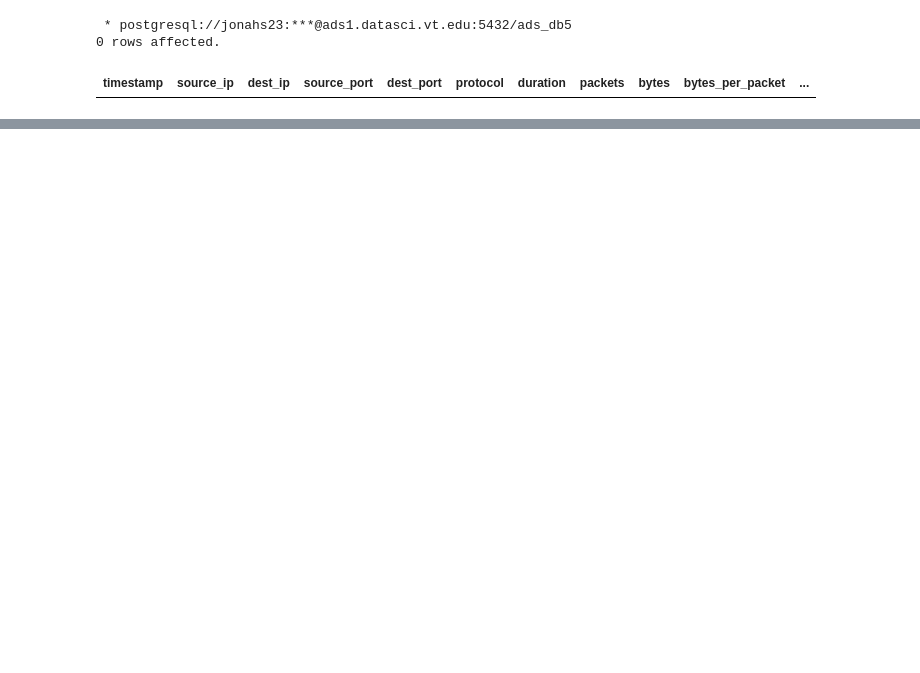
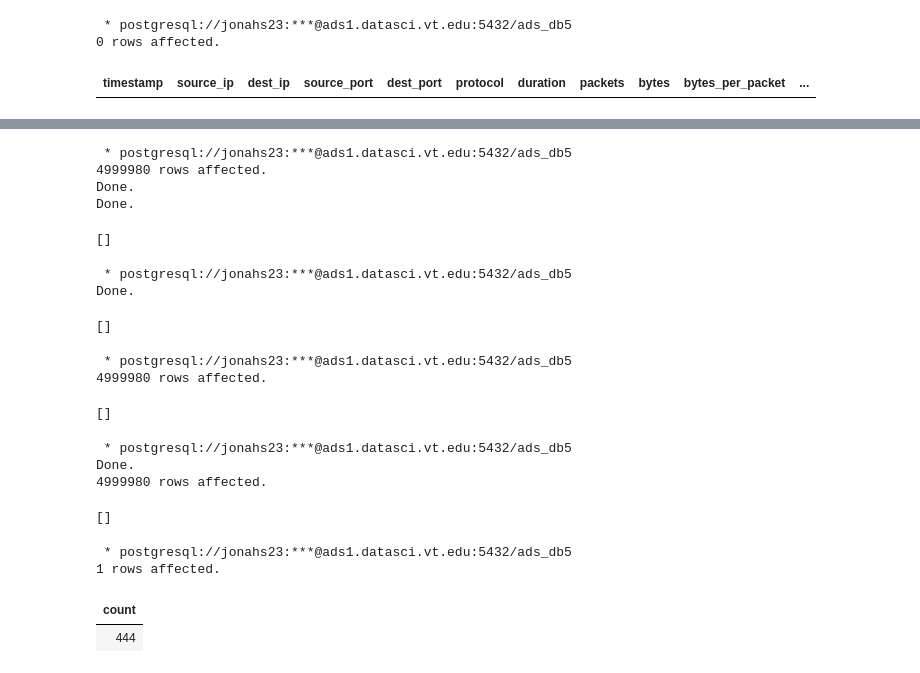
Before and after one commit to Jonah-Schep5/networkInstrusion, a Jupyter notebook: data_preparation.ipynb, the cells around one changed output, grey strips where cells are left out. Saved outputs shown, nothing was run; the diff lists cells and outputs as text; code cells hidden in the pictures; blank space fills up the shorter version.

```diff
--- a/data_preparation.ipynb
+++ b/data_preparation.ipynb
@@ -417,0 +441,70 @@ WHERE  scaled_bytes_per_packet IS NULL
+# %%
+%%sql
+-- Create new table with features
+CREATE TABLE network_traffic_history_itd_new AS
+SELECT *,
+    PERCENT_RANK() OVER (ORDER BY bytes) * 100 AS bytes_percentile,
+    PERCENT_RANK() OVER (ORDER BY duration) * 100 AS duration_percentile,
+    PERCENT_RANK() OVER (ORDER BY packets) * 100 AS packets_percentile,
+    PERCENT_RANK() OVER (ORDER BY bytes_per_packet) * 100 AS bpp_percentile,
+    CASE WHEN PERCENT_RANK() OVER (ORDER BY bytes) * 100 > 95
+           OR PERCENT_RANK() OVER (ORDER BY bytes) * 100 < 5
+         THEN 1 ELSE 0 END AS is_extreme_bytes,
+    CASE WHEN PERCENT_RANK() OVER (ORDER BY duration) * 100 > 95
+           OR PERCENT_RANK() OVER (ORDER BY duration) * 100 < 5
+         THEN 1 ELSE 0 END AS is_extreme_duration,
+    CASE WHEN PERCENT_RANK() OVER (ORDER BY packets) * 100 > 95
+           OR PERCENT_RANK() OVER (ORDER BY packets) * 100 < 5
+         THEN 1 ELSE 0 END AS is_extreme_packets
+FROM network_traffic_history_itd;
+
+-- Drop old table and rename
+DROP TABLE network_traffic_history_itd;
+ALTER TABLE network_traffic_history_itd_new RENAME TO network_traffic_history_itd;
+# %% [output]
+ * postgresql://jonahs23:***@ads1.datasci.vt.edu:5432/ads_db5
+4999980 rows affected.
+Done.
+Done.
+[]
+# %%
+%%sql
+drop table if exists {username}.network_traffic_history_apt;
+# %% [output]
+ * postgresql://jonahs23:***@ads1.datasci.vt.edu:5432/ads_db5
+Done.
+[]
+# %%
+%%sql
+-- table for APT
+create table {username}.network_traffic_history_apt as
+select *
+    FROM {username}.network_traffic_history_itd;
+# %% [output]
+ * postgresql://jonahs23:***@ads1.datasci.vt.edu:5432/ads_db5
+4999980 rows affected.
+[]
+# %%
+%%sql
+ALTER TABLE {username}.network_traffic_history_apt
+ADD COLUMN is_apt INTEGER;
+UPDATE {username}.network_traffic_history_apt
+SET is_apt = CASE
+    WHEN attack_state = 'APT' THEN 1
+    ELSE 0
+END;
+# %% [output]
+ * postgresql://jonahs23:***@ads1.datasci.vt.edu:5432/ads_db5
+Done.
+4999980 rows affected.
+[]
+# %%
+%%sql
+SELECT COUNT(*)
+FROM {username}.network_traffic_history_apt
+WHERE is_apt = 1
+# %% [output]
+ * postgresql://jonahs23:***@ads1.datasci.vt.edu:5432/ads_db5
+1 rows affected.
+| count |
+| 444 |
```
Also changed, not shown: parts of 2 cells of this notebook, 6 other files.
